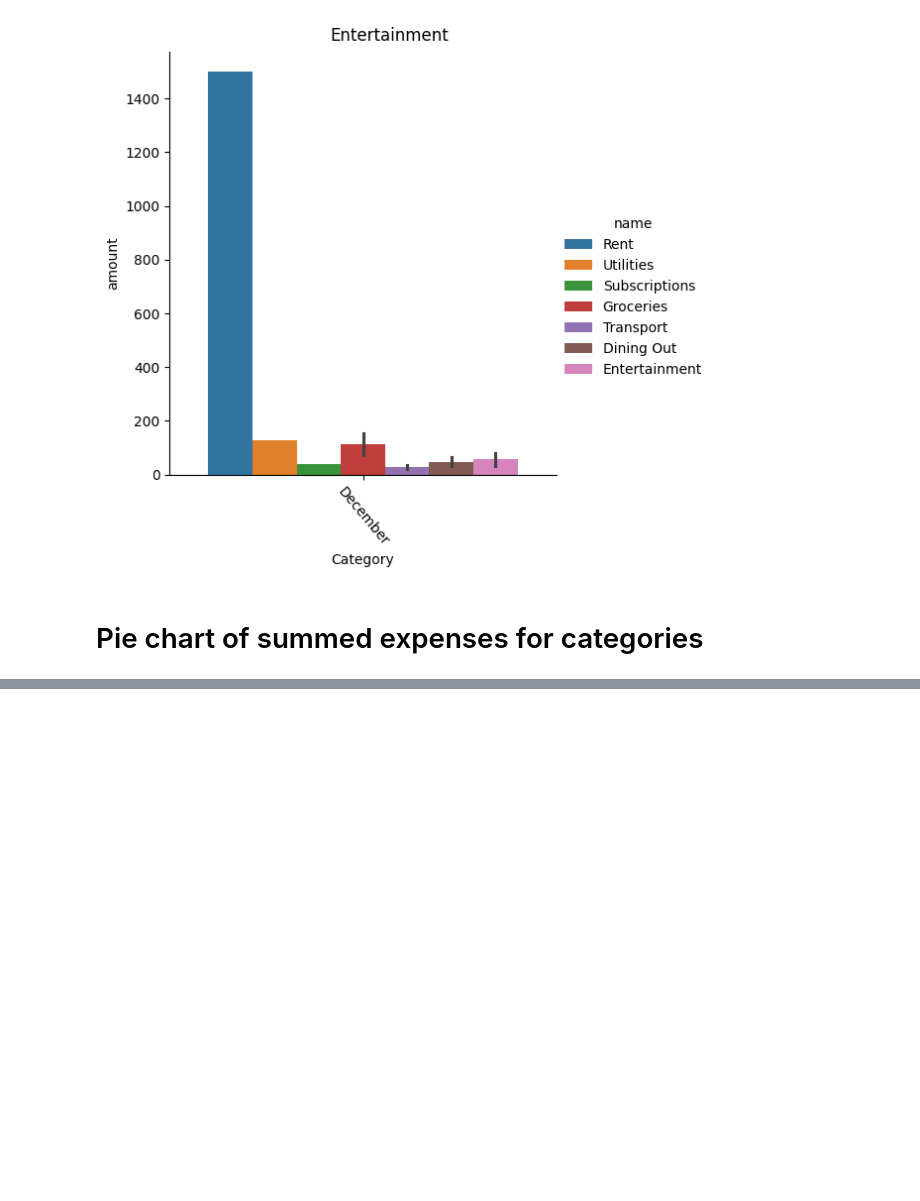
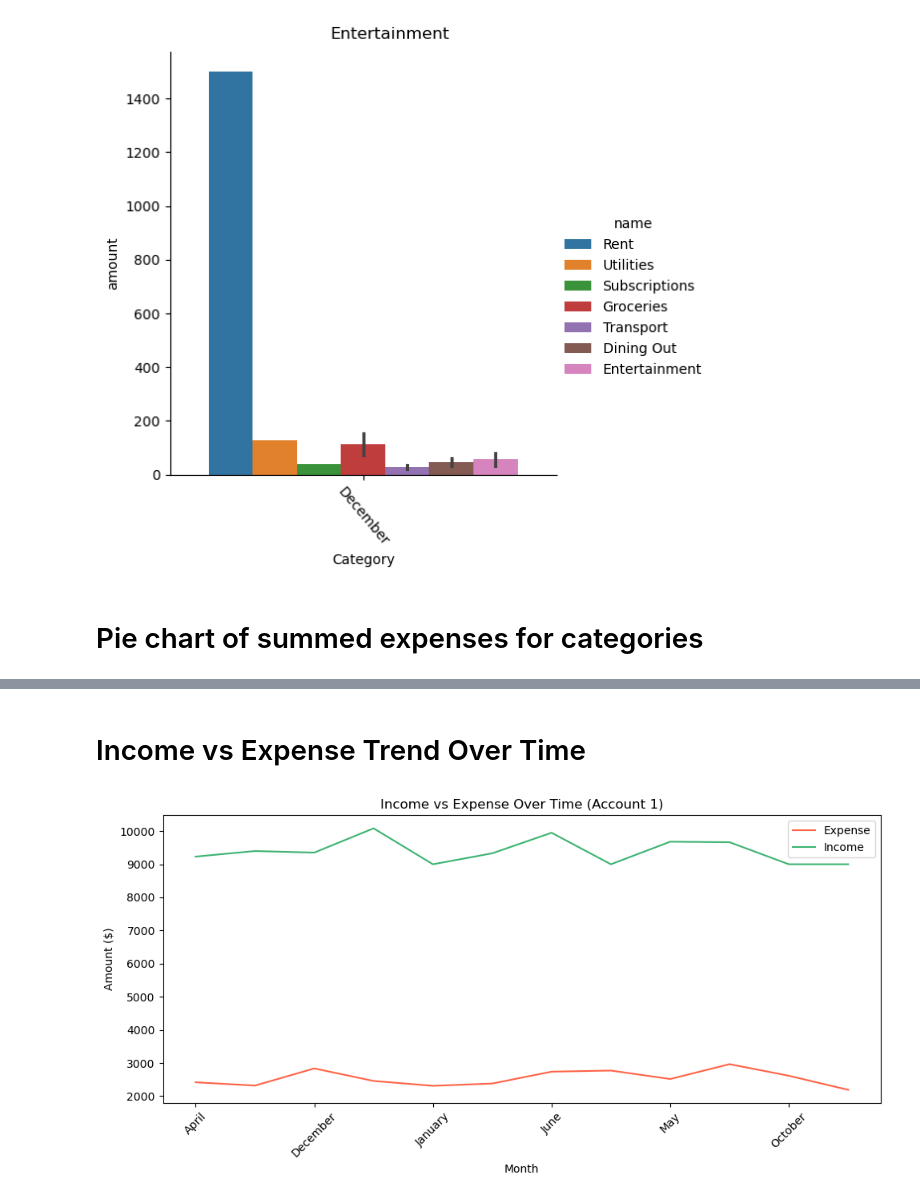
Before and after one commit to sjsu-cs122-s26/spender-menders-personal-finance-data-expense-tracker, a Jupyter notebook: notebooks/Visualization.ipynb, the cells around one changed output, grey strips where cells are left out. Cells and saved outputs as stored; diff of their text form; code cells hidden in the pictures; blank space fills up the shorter version.

```diff
--- a/notebooks/Visualization.ipynb
+++ b/notebooks/Visualization.ipynb
@@ -252,0 +306,21 @@ Index(['Dining Out', 'Entertainment', 'Groceries', 'Rent', 'Subscriptions',
+# %% [markdown]
+# Income vs Expense Trend Over Time
+# %%
+account1_income = transac_cat_merged_df[(transac_cat_merged_df.account_id == 1) & (transac_cat_merged_df.type == 'income')].copy()
+account1_income['month'] = account1_income['date'].astype(str).apply(convert_date)
+
+monthly_expense = account1_expenses.groupby('month')['amount'].sum()
+monthly_income = account1_income.groupby('month')['amount'].sum()
+
+fig, ax = plt.subplots(figsize=(10, 5))
+monthly_expense.plot(kind='line', ax=ax, color='tomato', label='Expense')
+monthly_income.plot(kind='line', ax=ax, color='mediumseagreen', label='Income')
+ax.set_title('Income vs Expense Over Time (Account 1)')
+ax.set_xlabel('Month')
+ax.set_ylabel('Amount ($)')
+ax.legend()
+plt.xticks(rotation=45)
+plt.tight_layout()
+plt.show()
+# %% [output]
+[figure, added]
```
Also changed, not shown: parts of 15 cells of this notebook.
